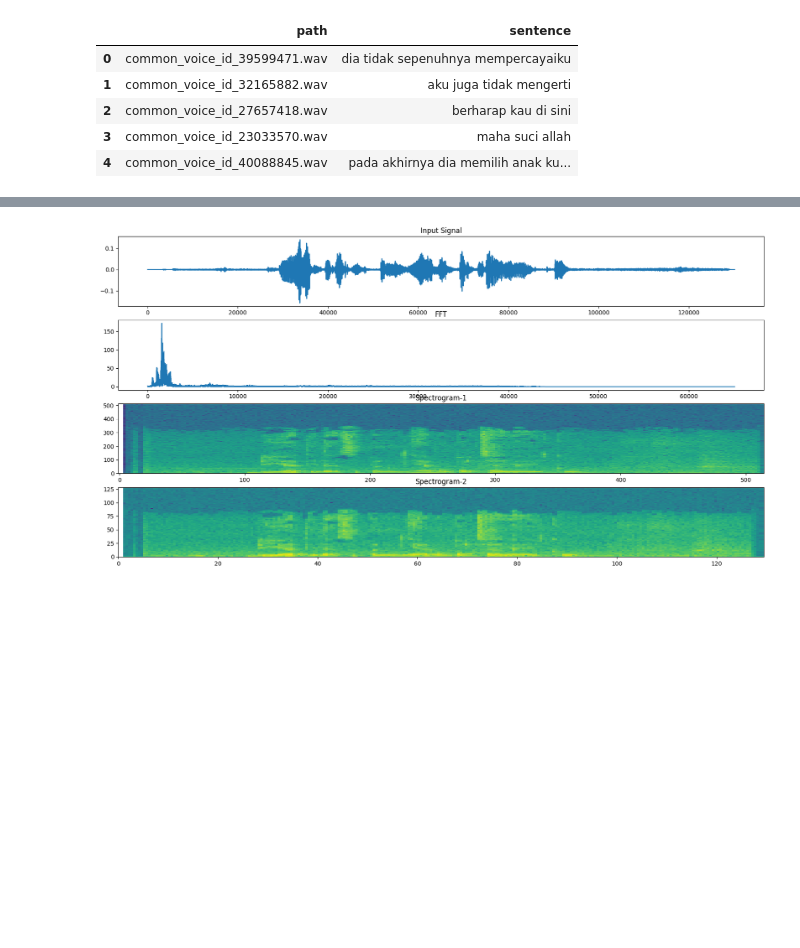
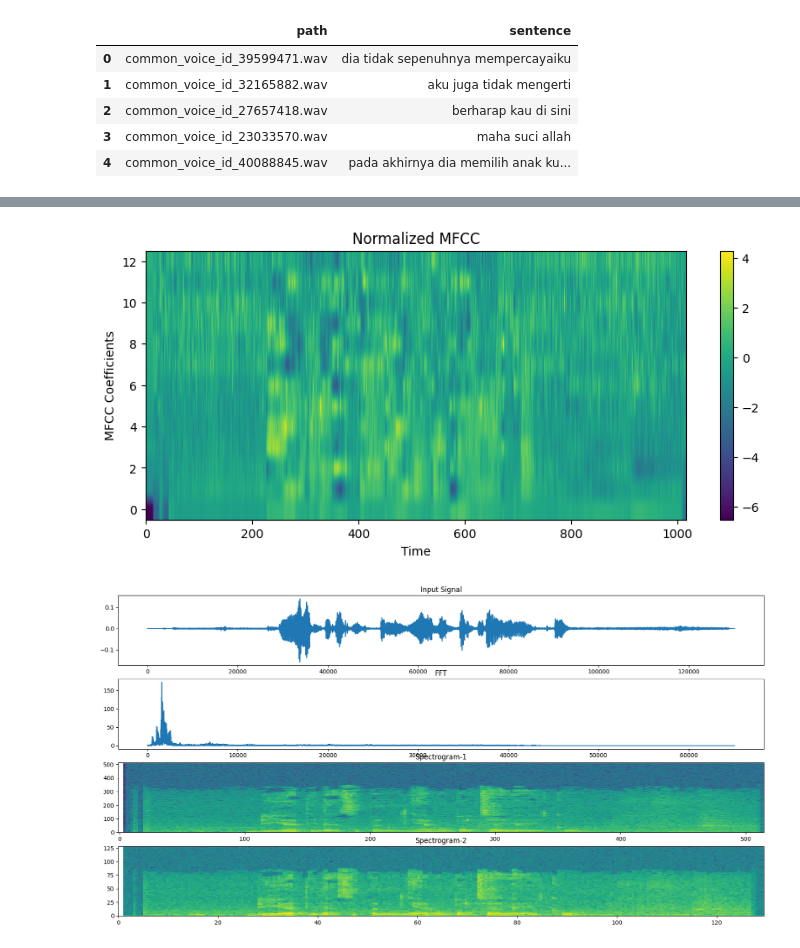
Before and after one commit to InstaHelp-CapstoneProject/MachineLearning, a Jupyter notebook: speech_to_text.ipynb, the cells around one changed output, grey strips where cells are left out. Saved outputs shown, nothing was run; the diff lists cells and outputs as text; code cells hidden in the pictures; blank space fills up the shorter version.

```diff
--- a/speech_to_text.ipynb
+++ b/speech_to_text.ipynb
@@ -103,19 +97,21 @@ I0000 00:00:1732304290.699425  388298 gpu_device.cc:2022] Created device /job:lo
 # %%
-# # Normalisasi MFCC
-# mean_mfcc = tf.reduce_mean(mfccs, axis=0)
-# std_dev_mfcc = tf.math.reduce_std(mfccs, axis=0)
+# Normalisasi MFCC
+mean_mfcc = tf.reduce_mean(mfccs, axis=0)
+std_dev_mfcc = tf.math.reduce_std(mfccs, axis=0)
 
-# # Z-score Normalization
-# normalized_mfccs = (mfccs - mean_mfcc) / (std_dev_mfcc + 1e-6)
+# Z-score Normalization
+normalized_mfccs = (mfccs - mean_mfcc) / (std_dev_mfcc + 1e-6)
 
-# # Plot MFCC yang sudah dinormalisasi
-# plt.figure(figsize=(10, 4))
-# plt.imshow(normalized_mfccs.numpy().T, aspect='auto', origin='lower')
-# plt.title("Normalized MFCC")
-# plt.xlabel("Time")
-# plt.ylabel("MFCC Coefficients")
-# plt.colorbar()
-# plt.show()
+# Plot MFCC yang sudah dinormalisasi
+plt.figure(figsize=(10, 4))
+plt.imshow(normalized_mfccs.numpy().T, aspect='auto', origin='lower')
+plt.title("Normalized MFCC")
+plt.xlabel("Time")
+plt.ylabel("MFCC Coefficients")
+plt.colorbar()
+plt.show()
+# %% [output]
+[figure, added]
 # %%
 # Membuat 4 subplot dengan ukuran figure 20x10
 fig, axis = plt.subplots(4, figsize=(20, 10))
```
Also changed, not shown: parts of 8 cells of this notebook.
